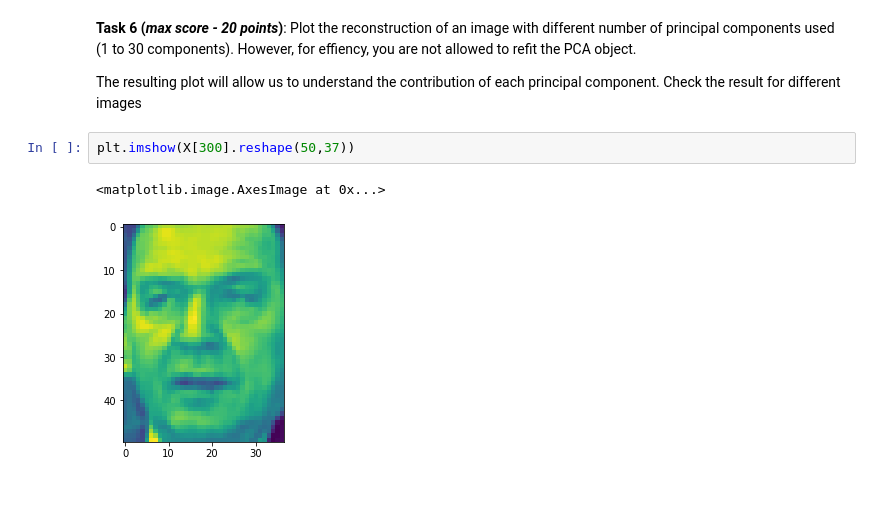
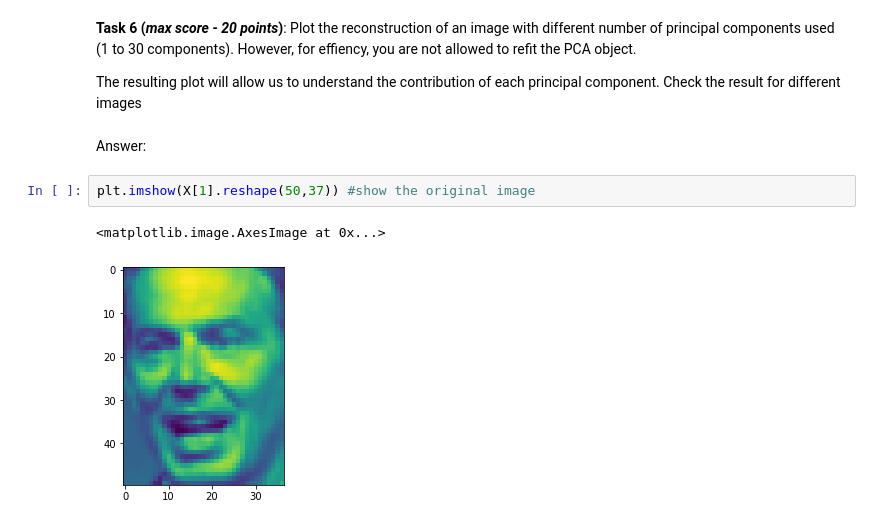
Before and after one commit to Shuaf98/y-data, a Jupyter notebook: ydata_unsupervised_learning/lecture3_Dimensionality/HW3_Shua.ipynb, the cells around one changed output. Cells and saved outputs as stored; diff of their text form; blank space fills up the shorter version.

```diff
--- a/ydata_unsupervised_learning/lecture3_Dimensionality/HW3_Shua.ipynb
+++ b/ydata_unsupervised_learning/lecture3_Dimensionality/HW3_Shua.ipynb
@@ -304,10 +298,12 @@ plt.imshow(ex.reshape(50,37), cmap = plt.cm.gray)
 
 The resulting plot will allow us to understand the contribution of each principal component.
 Check the result for different images
+# %% [markdown]
+Answer:
 # %%
-plt.imshow(X[300].reshape(50,37))
+plt.imshow(X[1].reshape(50,37)) #show the original image
 # %% [output]
 <matplotlib.image.AxesImage at 0x...>
-[figure, old version]
+[figure, new version]
 # %%
 # For a specific image, see how adding PCs affect the reconstruction
```
Also changed, not shown: parts of 27 cells of this notebook.
